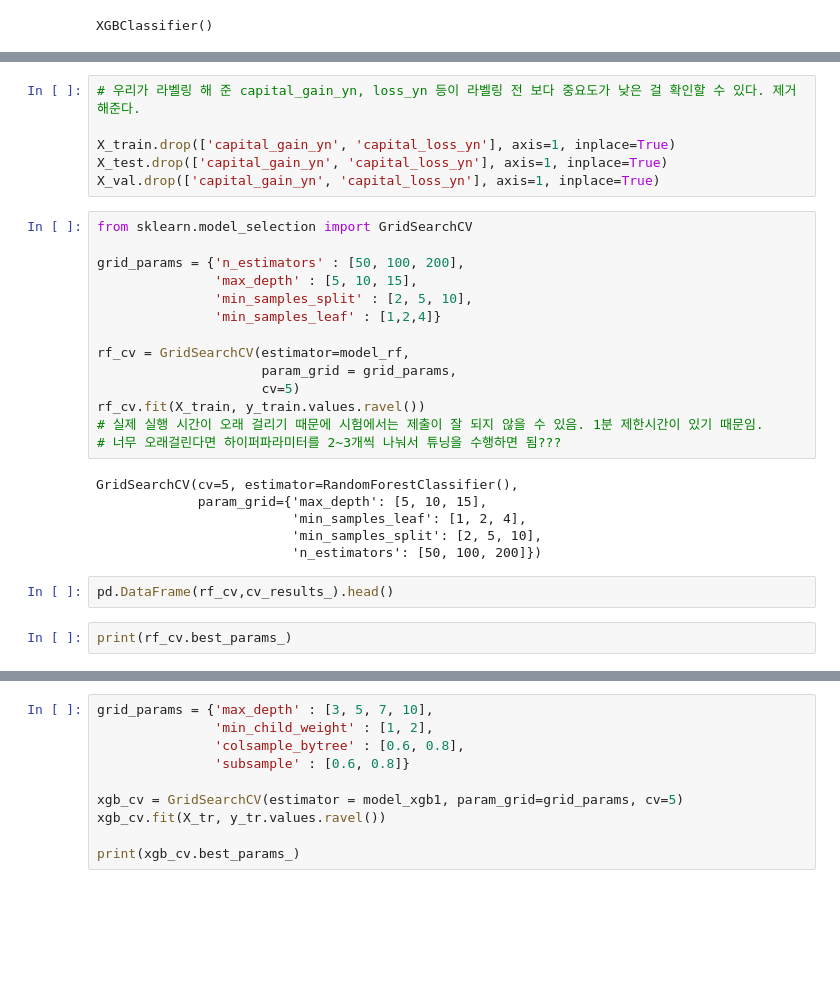
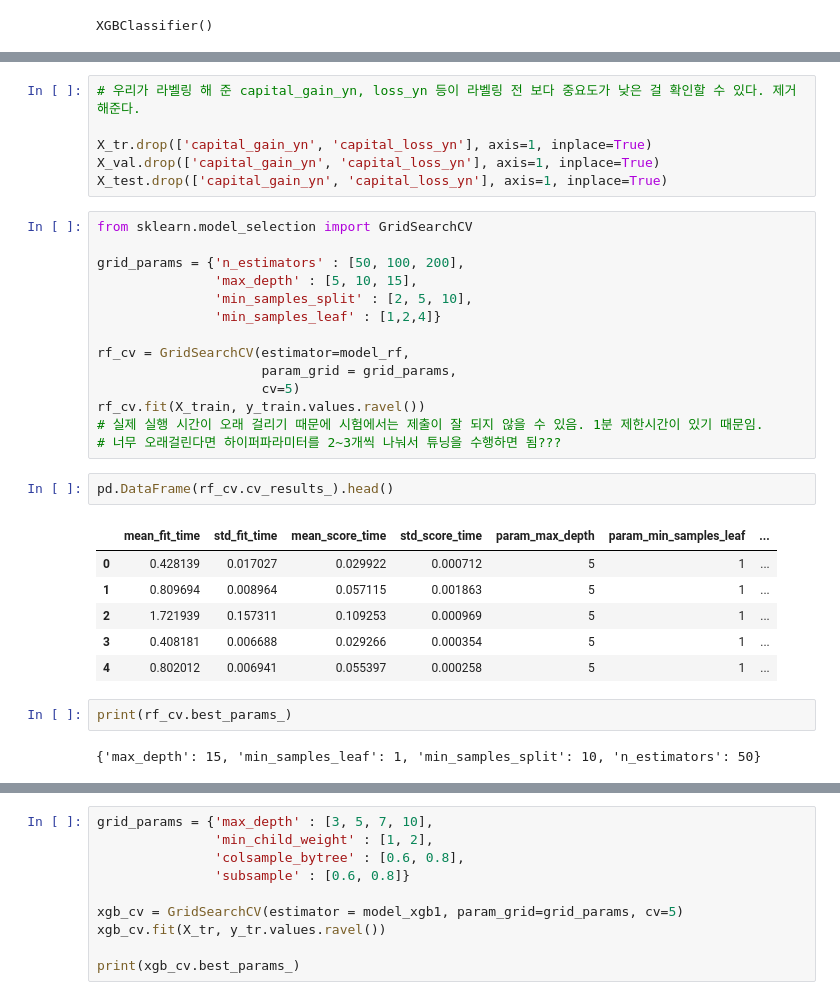
Before and after one commit to Plusholic/Engineer_BigDataAnalysis, a Jupyter notebook: BigData_practice_03.ipynb, the cells around one changed output, grey strips where cells are left out. Cells and saved outputs as stored; diff of their text form; blank space fills up the shorter version.

```diff
--- a/BigData_practice_03.ipynb
+++ b/BigData_practice_03.ipynb
@@ -243,9 +243,9 @@ pd.DataFrame({'feature' : X_tr.columns,
 # %%
 # 우리가 라벨링 해 준 capital_gain_yn, loss_yn 등이 라벨링 전 보다 중요도가 낮은 걸 확인할 수 있다. 제거해준다.
 
-X_train.drop(['capital_gain_yn', 'capital_loss_yn'], axis=1, inplace=True)
+X_tr.drop(['capital_gain_yn', 'capital_loss_yn'], axis=1, inplace=True)
+X_val.drop(['capital_gain_yn', 'capital_loss_yn'], axis=1, inplace=True)
 X_test.drop(['capital_gain_yn', 'capital_loss_yn'], axis=1, inplace=True)
-X_val.drop(['capital_gain_yn', 'capital_loss_yn'], axis=1, inplace=True)
 # %%
 from sklearn.model_selection import GridSearchCV
 
@@ -260,14 +260,17 @@ rf_cv = GridSearchCV(estimator=model_rf,
 rf_cv.fit(X_train, y_train.values.ravel())
 # 실제 실행 시간이 오래 걸리기 때문에 시험에서는 제출이 잘 되지 않을 수 있음. 1분 제한시간이 있기 때문임.
 # 너무 오래걸린다면 하이퍼파라미터를 2~3개씩 나눠서 튜닝을 수행하면 됨???
-# %% [output]
-GridSearchCV(cv=5, estimator=RandomForestClassifier(),
-             param_grid={'max_depth': [5, 10, 15],
-                         'min_samples_leaf': [1, 2, 4],
-                         'min_samples_split': [2, 5, 10],
-                         'n_estimators': [50, 100, 200]})
 # %%
-pd.DataFrame(rf_cv,cv_results_).head()
+pd.DataFrame(rf_cv.cv_results_).head()
+# %% [output]
+|  | mean_fit_time | std_fit_time | mean_score_time | std_score_time | param_max_depth | param_min_samples_leaf | ... |
+| 0 | 0.428139 | 0.017027 | 0.029922 | 0.000712 | 5 | 1 | ... |
+| 1 | 0.809694 | 0.008964 | 0.057115 | 0.001863 | 5 | 1 | ... |
+| 2 | 1.721939 | 0.157311 | 0.109253 | 0.000969 | 5 | 1 | ... |
+| 3 | 0.408181 | 0.006688 | 0.029266 | 0.000354 | 5 | 1 | ... |
+| 4 | 0.802012 | 0.006941 | 0.055397 | 0.000258 | 5 | 1 | ... |
 # %%
 print(rf_cv.best_params_)
+# %% [output]
+{'max_depth': 15, 'min_samples_leaf': 1, 'min_samples_split': 10, 'n_estimators': 50}
 # %%
```
Also changed, not shown: parts of 9 cells of this notebook.
